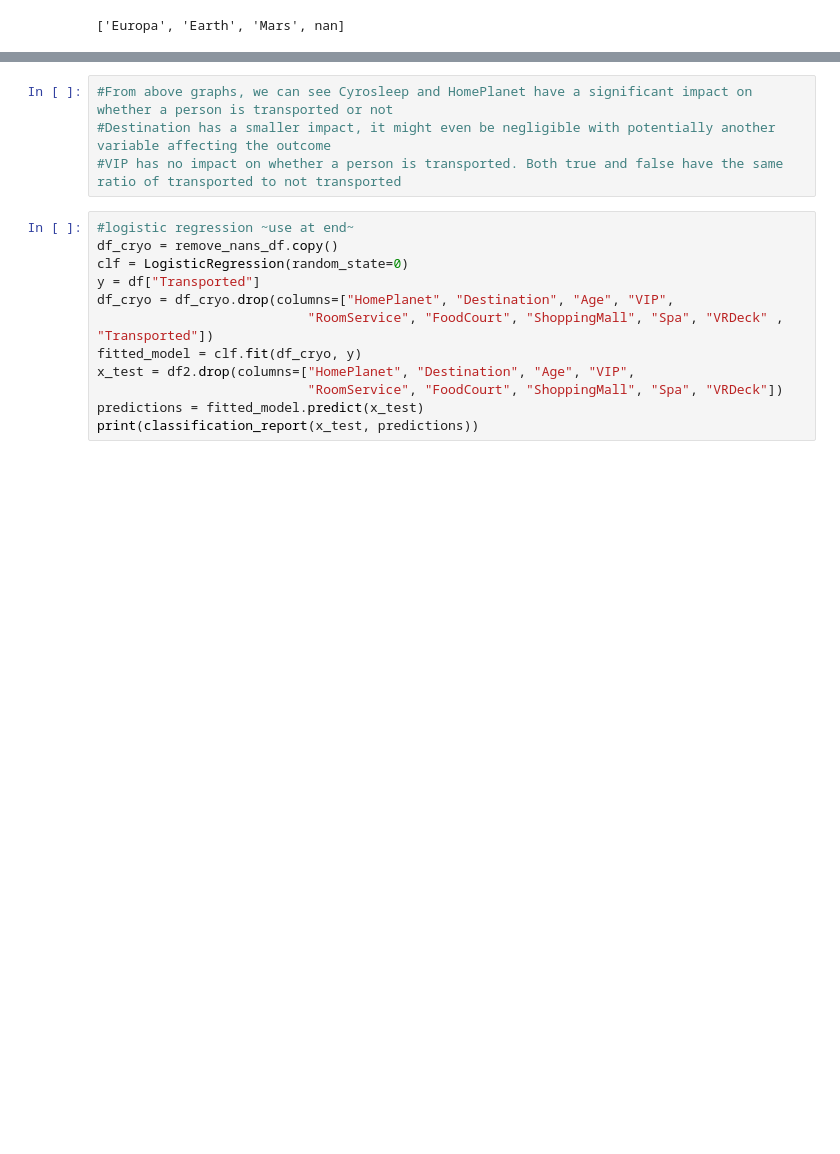
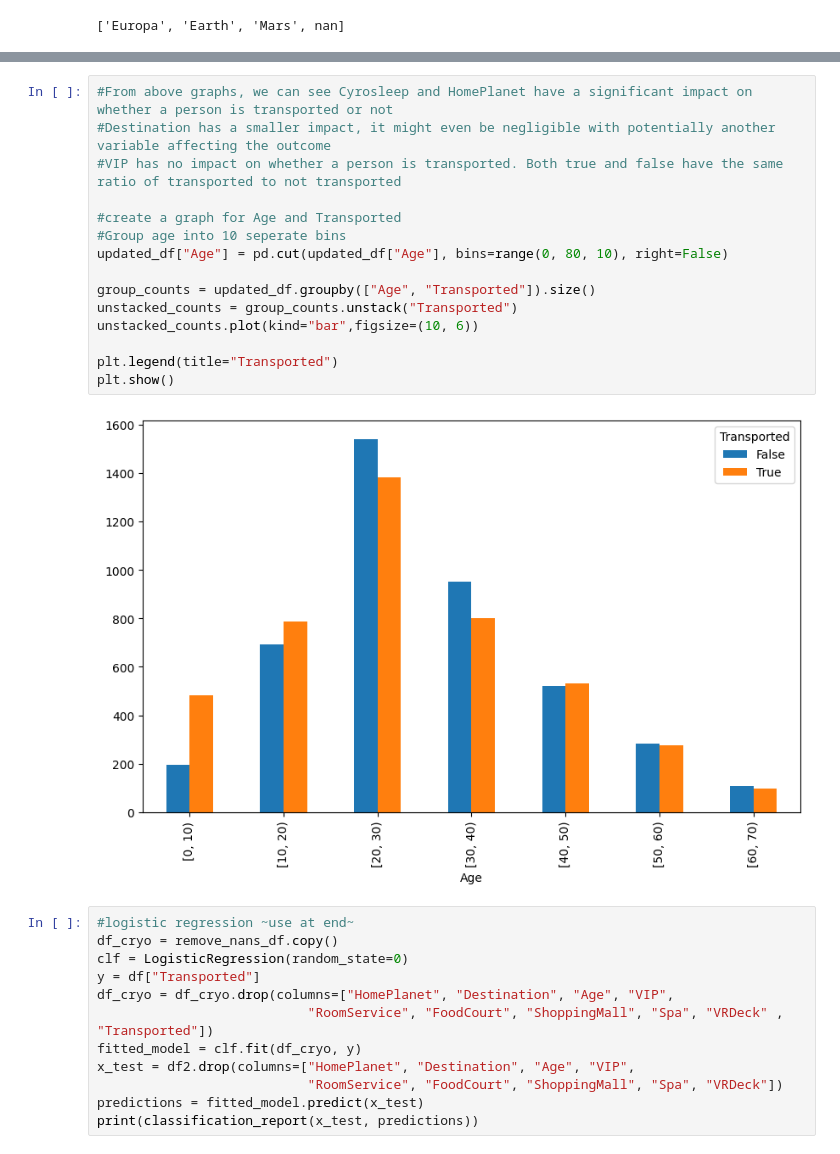
Before and after one commit to IsaacMontano/Spaceship-Titanic, a Jupyter notebook: project.ipynb, the cells around one changed output, grey strips where cells are left out. Drawn from its saved outputs; the diff is of its cells as text; blank space fills up the shorter version.

```diff
--- a/project.ipynb
+++ b/project.ipynb
@@ -209,7 +193,20 @@ plt.show()
 # %%
 #From above graphs, we can see Cyrosleep and HomePlanet have a significant impact on whether a person is transported or not
 #Destination has a smaller impact, it might even be negligible with potentially another variable affecting the outcome
 #VIP has no impact on whether a person is transported. Both true and false have the same ratio of transported to not transported
+
+#create a graph for Age and Transported
+#Group age into 10 seperate bins
+updated_df["Age"] = pd.cut(updated_df["Age"], bins=range(0, 80, 10), right=False)
+
+group_counts = updated_df.groupby(["Age", "Transported"]).size()
+unstacked_counts = group_counts.unstack("Transported")
+unstacked_counts.plot(kind="bar",figsize=(10, 6))
+
+plt.legend(title="Transported")
+plt.show()
+# %% [output]
+[figure, added]
 # %%
 #logistic regression ~use at end~
 df_cryo = remove_nans_df.copy()
```
Also changed, not shown: parts of 7 cells of this notebook.
